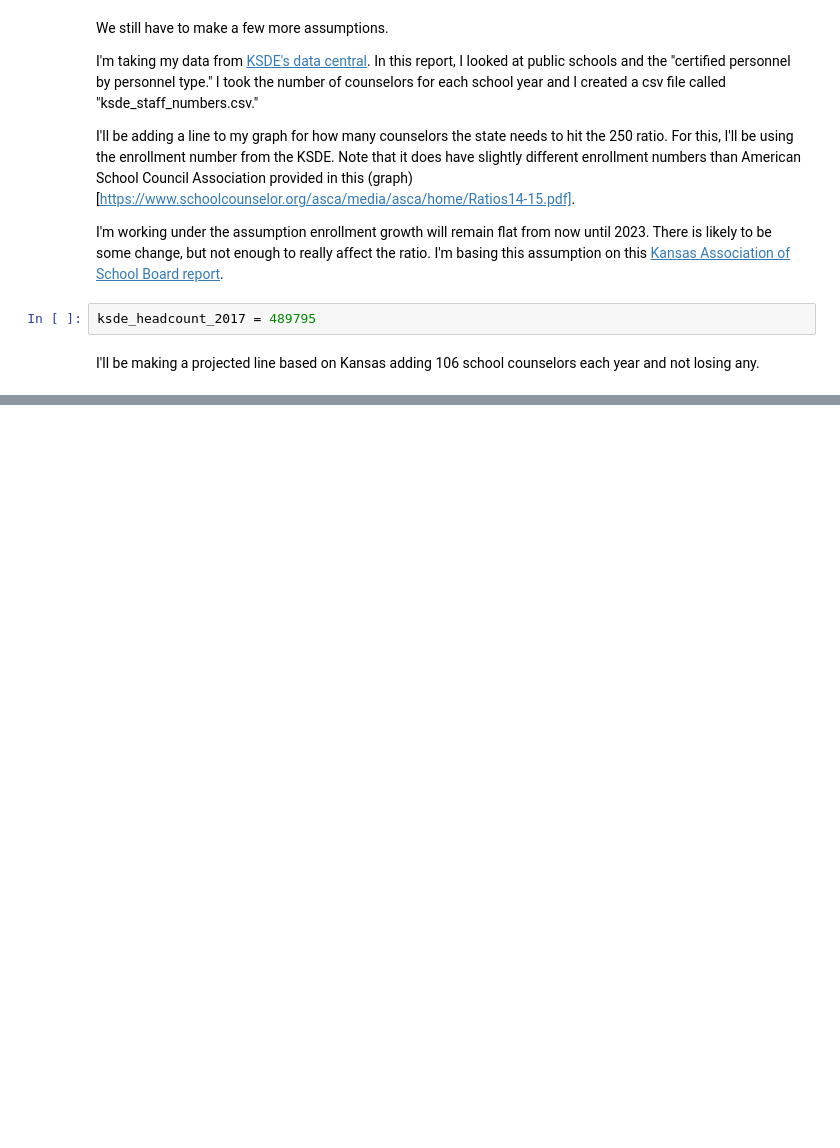
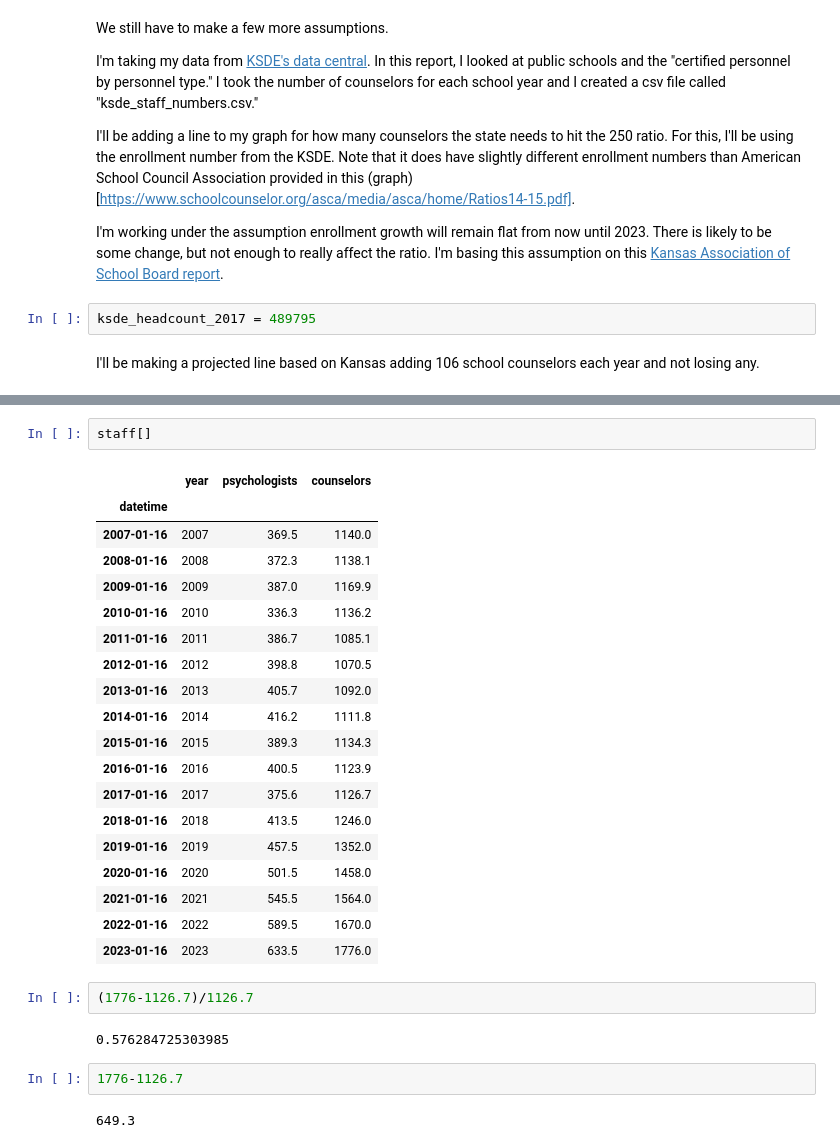
Before and after one commit to Bisaha/Brownback-School-Counselors, a Jupyter notebook: Brownback School Counselor Proposal.ipynb, the cells around one changed output, grey strips where cells are left out. Saved outputs shown, nothing was run; the diff lists cells and outputs as text; blank space fills up the shorter version.

```diff
--- a/Brownback School Counselor Proposal.ipynb
+++ b/Brownback School Counselor Proposal.ipynb
@@ -184,0 +249,30 @@ ax.tick_params(which='both', # Options for both major and minor ticks
+# %%
+staff[]
+# %% [output]
+|  | year | psychologists | counselors |
+| datetime |  |  |  |
+| 2007-01-16 | 2007 | 369.5 | 1140.0 |
+| 2008-01-16 | 2008 | 372.3 | 1138.1 |
+| 2009-01-16 | 2009 | 387.0 | 1169.9 |
+| 2010-01-16 | 2010 | 336.3 | 1136.2 |
+| 2011-01-16 | 2011 | 386.7 | 1085.1 |
+| 2012-01-16 | 2012 | 398.8 | 1070.5 |
+| 2013-01-16 | 2013 | 405.7 | 1092.0 |
+| 2014-01-16 | 2014 | 416.2 | 1111.8 |
+| 2015-01-16 | 2015 | 389.3 | 1134.3 |
+| 2016-01-16 | 2016 | 400.5 | 1123.9 |
+| 2017-01-16 | 2017 | 375.6 | 1126.7 |
+| 2018-01-16 | 2018 | 413.5 | 1246.0 |
+| 2019-01-16 | 2019 | 457.5 | 1352.0 |
+| 2020-01-16 | 2020 | 501.5 | 1458.0 |
+| 2021-01-16 | 2021 | 545.5 | 1564.0 |
+| 2022-01-16 | 2022 | 589.5 | 1670.0 |
+| 2023-01-16 | 2023 | 633.5 | 1776.0 |
+# %%
+(1776-1126.7)/1126.7
+# %% [output]
+0.576284725303985
+# %%
+1776-1126.7
+# %% [output]
+649.3
```
Also changed, not shown: parts of 4 cells of this notebook, 1 other file.
